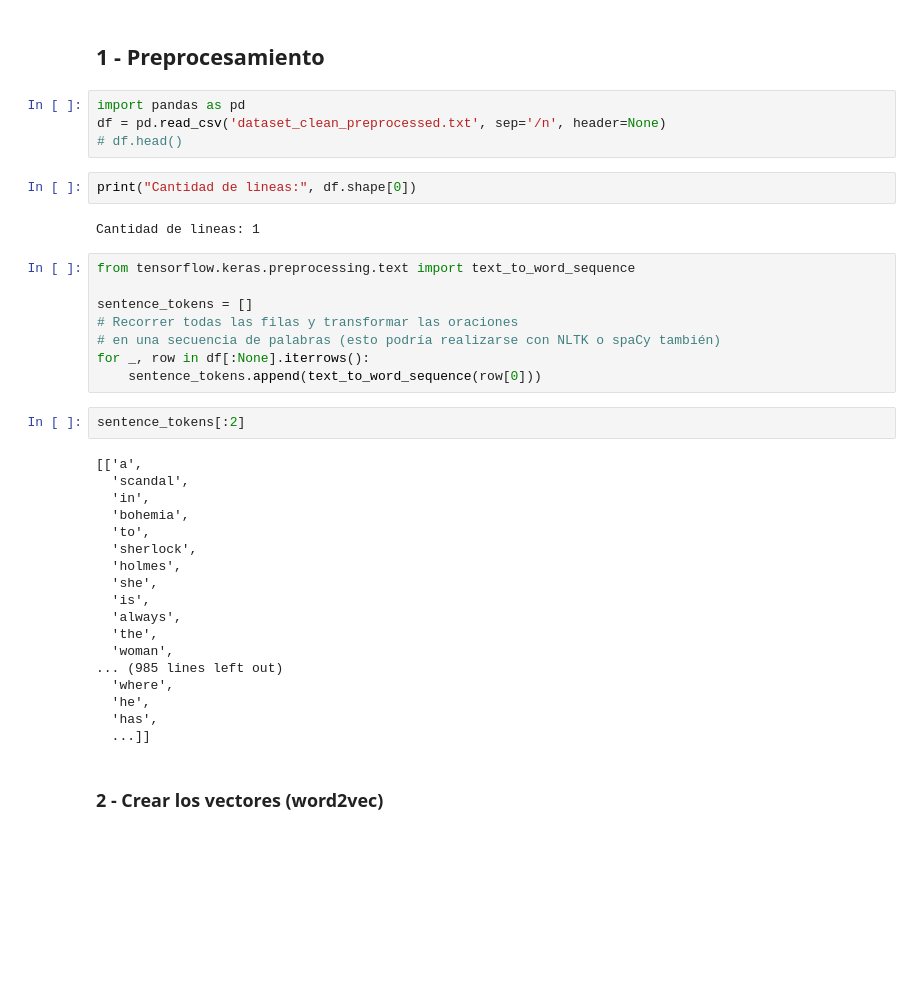
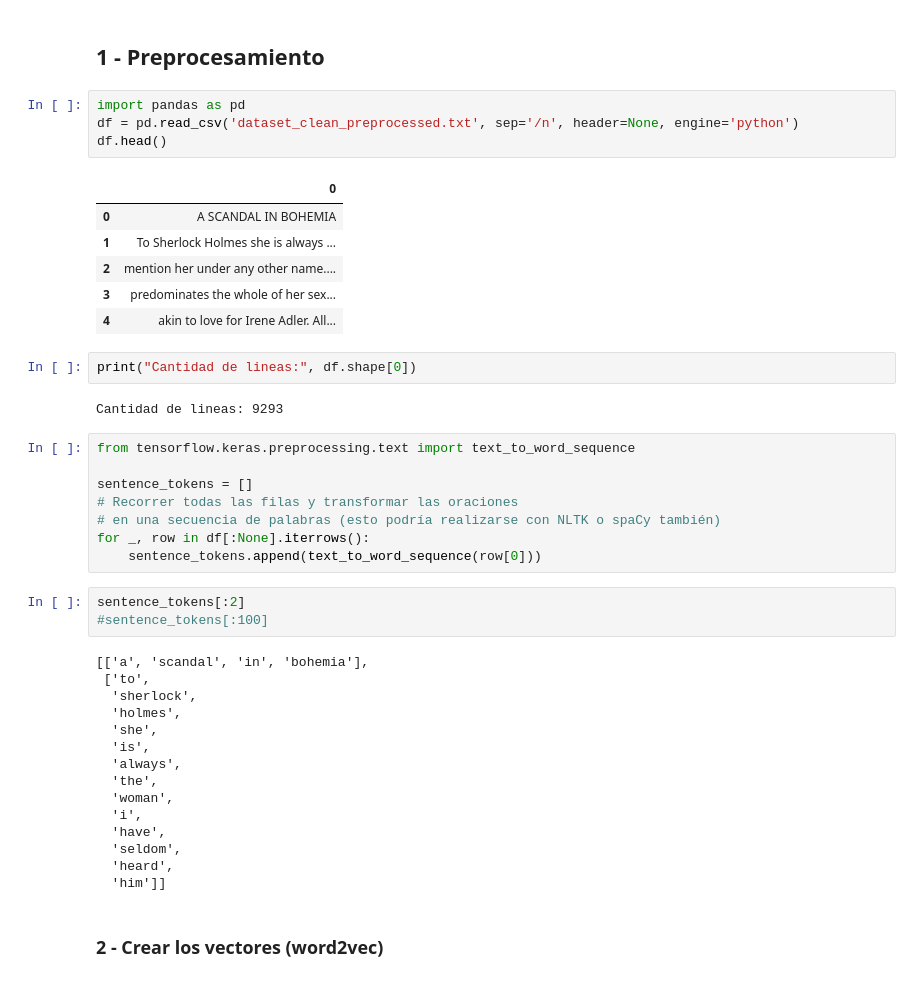
Before and after one commit to jmestanza/natural-language-processing-practice, a Jupyter notebook: desafios/Desafio_2/Desafio_2.ipynb, the cells around one changed output. Drawn from its saved outputs; the diff is of its cells as text; blank space fills up the shorter version.

```diff
--- a/desafios/Desafio_2/Desafio_2.ipynb
+++ b/desafios/Desafio_2/Desafio_2.ipynb
@@ -255,12 +262,19 @@ with open('dataset_clean_preprocessed.txt', 'w') as f:
 ## 1 - Preprocesamiento
 # %%
 import pandas as pd
-df = pd.read_csv('dataset_clean_preprocessed.txt', sep='/n', header=None)
-# df.head()
+df = pd.read_csv('dataset_clean_preprocessed.txt', sep='/n', header=None, engine='python')
+df.head()
+# %% [output]
+|  | 0 |
+| 0 | A SCANDAL IN BOHEMIA |
+| 1 | To Sherlock Holmes she is always ... |
+| 2 | mention her under any other name.... |
+| 3 | predominates the whole of her sex... |
+| 4 | akin to love for Irene Adler. All... |
 # %%
 print("Cantidad de lineas:", df.shape[0])
 # %% [output]
-Cantidad de lineas: 1
+Cantidad de lineas: 9293
 # %%
 from tensorflow.keras.preprocessing.text import text_to_word_sequence
 
@@ -271,12 +285,10 @@ for _, row in df[:None].iterrows():
     sentence_tokens.append(text_to_word_sequence(row[0]))
 # %%
 sentence_tokens[:2]
+#sentence_tokens[:100]
 # %% [output]
-[['a',
-  'scandal',
-  'in',
-  'bohemia',
-  'to',
+[['a', 'scandal', 'in', 'bohemia'],
+ ['to',
   'sherlock',
   'holmes',
   'she',
@@ -284,11 +296,11 @@ sentence_tokens[:2]
   'always',
   'the',
   'woman',
-... (985 lines left out)
-  'where',
-  'he',
-  'has',
-  ...]]
+  'i',
+  'have',
+  'seldom',
+  'heard',
+  'him']]
 # %% [markdown]
 ### 2 - Crear los vectores (word2vec)
 # %%
```
Also changed, not shown: parts of 11 cells of this notebook.
